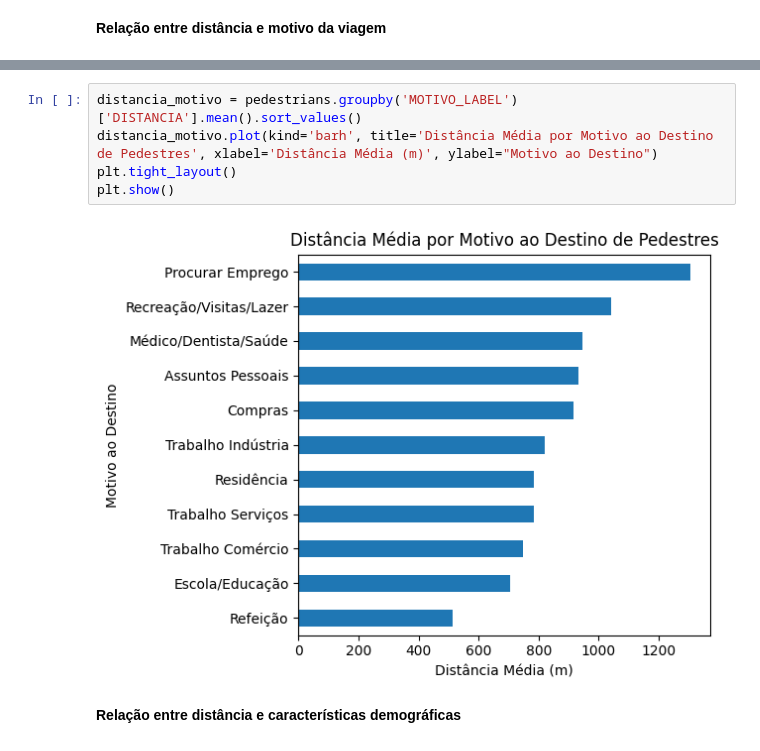
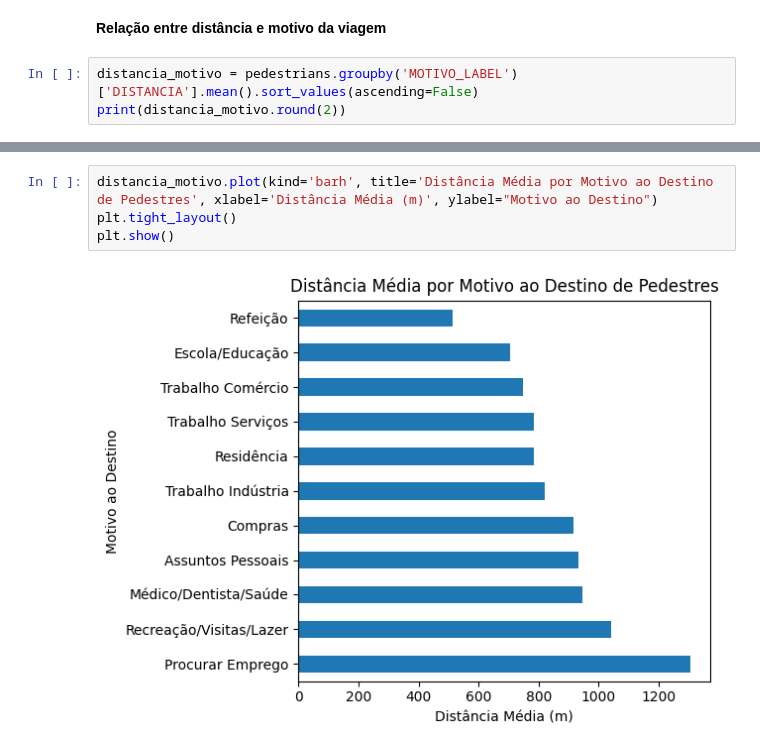
Before and after one commit to gustavo-rmontes/TCC, a Jupyter notebook: analysis_scripts/od_23-analysis.ipynb, the cells around one changed output, grey strips where cells are left out. Saved outputs shown, nothing was run; the diff lists cells and outputs as text.

```diff
--- a/analysis_scripts/od_23-analysis.ipynb
+++ b/analysis_scripts/od_23-analysis.ipynb
@@ -512,3 +567,6 @@ plt.show()
 [figure]
 # %% [markdown]
 **Relação entre distância e motivo da viagem**
+# %%
+distancia_motivo = pedestrians.groupby('MOTIVO_LABEL')['DISTANCIA'].mean().sort_values(ascending=False)
+print(distancia_motivo.round(2))
@@ -515,9 +587,6 @@ plt.show()
 # %%
-distancia_motivo = pedestrians.groupby('MOTIVO_LABEL')['DISTANCIA'].mean().sort_values()
 distancia_motivo.plot(kind='barh', title='Distância Média por Motivo ao Destino de Pedestres', xlabel='Distância Média (m)', ylabel="Motivo ao Destino")
 plt.tight_layout()
 plt.show()
 # %% [output]
-[figure, old version]
+[figure, new version]
-# %% [markdown]
-**Relação entre distância e características demográficas**
```
Also changed, not shown: parts of 5 cells of this notebook.
